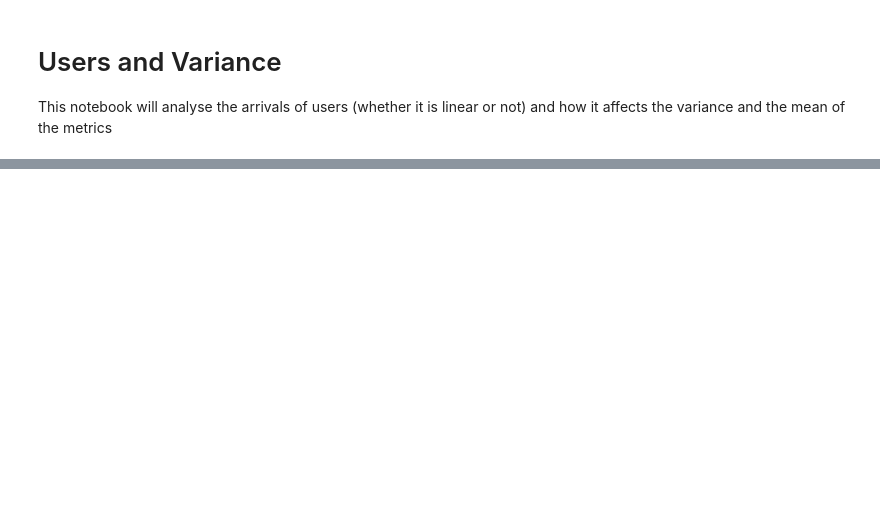
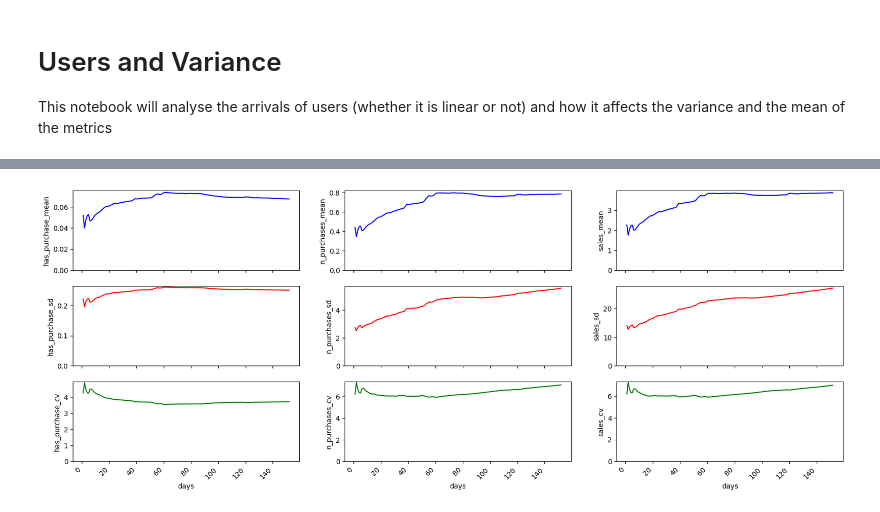
Before and after one commit to Bati-bot/Design-of-experiments-DOE, a Jupyter notebook: users_and_variance.ipynb, the cells around one changed output, grey strips where cells are left out. Cells and saved outputs as stored; diff of their text form; code cells hidden in the pictures; blank space fills up the shorter version.

```diff
--- a/users_and_variance.ipynb
+++ b/users_and_variance.ipynb
@@ -188,0 +121,18 @@ users_df
+# %%
+metrics = ["has_purchase", "n_purchases", "sales",]
+colors = ["blue", "red", "green", "yellow", "purple"]
+fig, ax = plt.subplots(3, len(metrics), figsize=(20, 8))
+
+for i, m in enumerate(metrics):
+    cum_users[f"{m}_cv"] = cum_users[f"{m}_sd"]/cum_users[f"{m}_mean"]
+    sns.lineplot(data=cum_users, x="days", y=f"{m}_mean", ax=ax[0,i], color=colors[0])
+    sns.lineplot(data=cum_users, x="days", y=f"{m}_sd", ax=ax[1,i], color=colors[1])
+    sns.lineplot(data=cum_users, x="days", y=f"{m}_cv", ax=ax[2,i], color=colors[2])
+
+    ax[0,i].axis(ymin=0)
+    ax[1,i].axis(ymin=0)
+    ax[2,i].axis(ymin=0)
+
+fig.autofmt_xdate(rotation=45)
+# %% [output]
+[figure, added]
```
Also changed, not shown: parts of 14 cells of this notebook.
